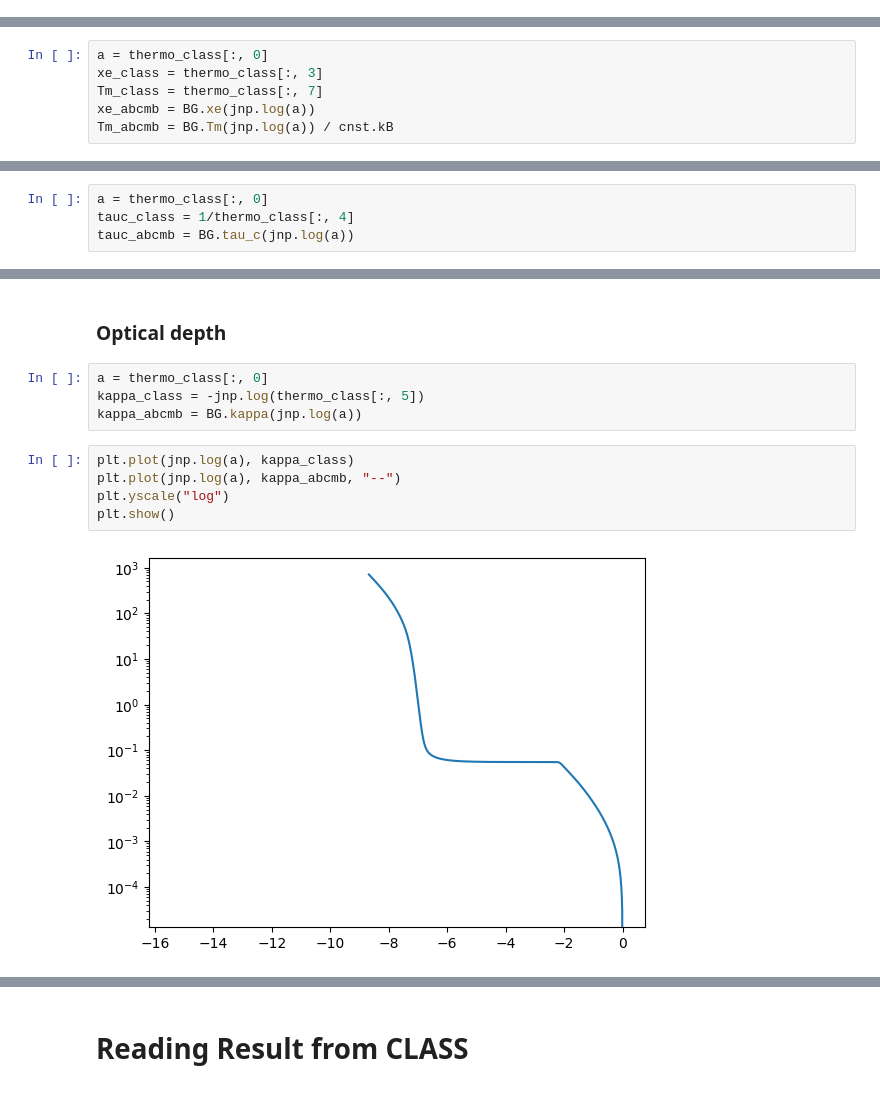
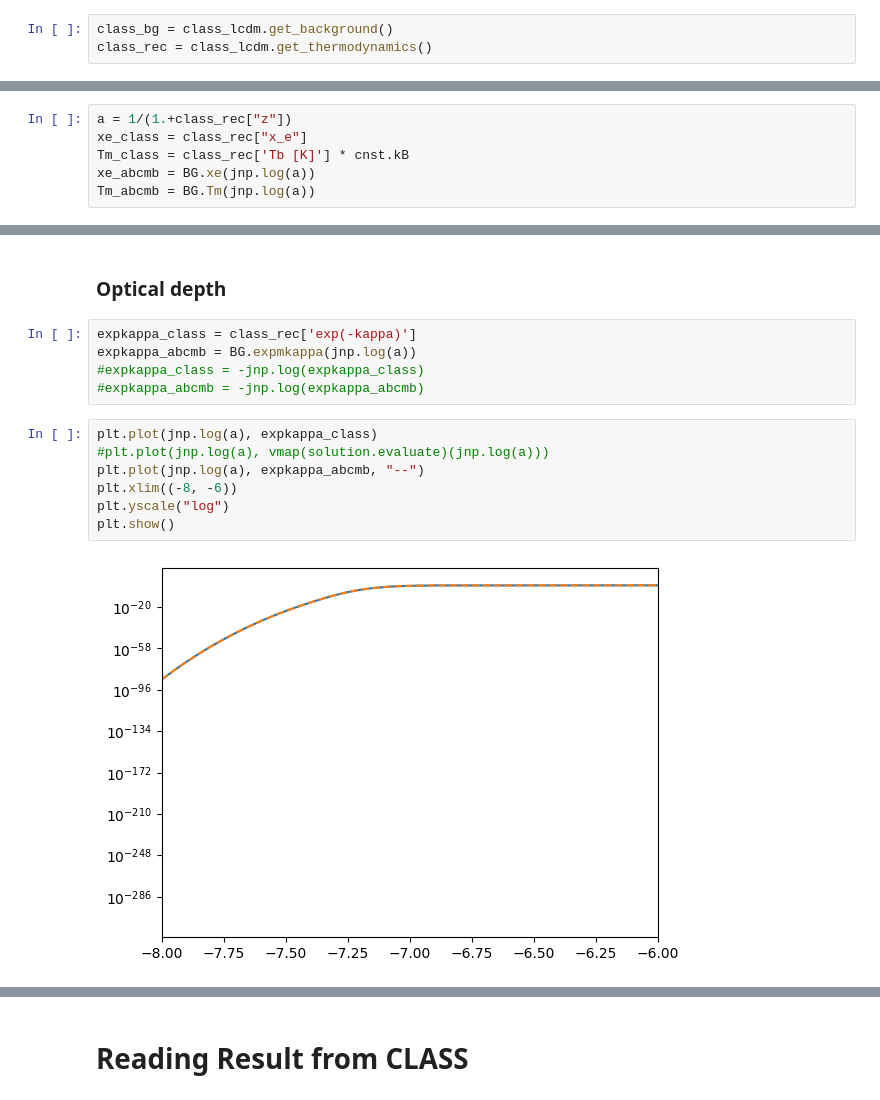
Before and after one commit to TonyZhou729/ABCMB, a Jupyter notebook: Module_Tests/background_test.ipynb, the cells around one changed output, grey strips where cells are left out. Drawn from its saved outputs; the diff is of its cells as text.

```diff
--- a/Module_Tests/background_test.ipynb
+++ b/Module_Tests/background_test.ipynb
@@ -122,3 +166,6 @@ BG = cosmology.ClassBackground()
+# %%
+class_bg = class_lcdm.get_background()
+class_rec = class_lcdm.get_thermodynamics()
 # %%
 lna = jnp.linspace(-15.0, 0.0, 1000)
 plt.plot(lna, BG.xe(lna))
@@ -157,8 +201,8 @@ plt.show()
 # %% [markdown]
 ### xe, Tm
 # %%
-a = thermo_class[:, 0]
-xe_class = thermo_class[:, 3]
-Tm_class = thermo_class[:, 7]
+a = 1/(1.+class_rec["z"])
+xe_class = class_rec["x_e"]
+Tm_class = class_rec['Tb [K]'] * cnst.kB
 xe_abcmb = BG.xe(jnp.log(a))
-Tm_abcmb = BG.Tm(jnp.log(a)) / cnst.kB
+Tm_abcmb = BG.Tm(jnp.log(a))
@@ -187,6 +238,2 @@ plt.show()
 # %% [markdown]
 ### Scattering Rate
-# %%
-a = thermo_class[:, 0]
-tauc_class = 1/thermo_class[:, 4]
-tauc_abcmb = BG.tau_c(jnp.log(a))
@@ -206,13 +263,16 @@ plt.show()
 # %% [markdown]
 ### Optical depth
 # %%
-a = thermo_class[:, 0]
-kappa_class = -jnp.log(thermo_class[:, 5])
-kappa_abcmb = BG.kappa(jnp.log(a))
+expkappa_class = class_rec['exp(-kappa)']
+expkappa_abcmb = BG.expmkappa(jnp.log(a))
+#expkappa_class = -jnp.log(expkappa_class)
+#expkappa_abcmb = -jnp.log(expkappa_abcmb)
 # %%
-plt.plot(jnp.log(a), kappa_class)
-plt.plot(jnp.log(a), kappa_abcmb, "--")
+plt.plot(jnp.log(a), expkappa_class)
+#plt.plot(jnp.log(a), vmap(solution.evaluate)(jnp.log(a)))
+plt.plot(jnp.log(a), expkappa_abcmb, "--")
+plt.xlim((-8, -6))
 plt.yscale("log")
 plt.show()
 # %% [output]
-[figure, old version]
+[figure, new version]
```
Also changed, not shown: parts of 51 cells of this notebook, 5 other files.
